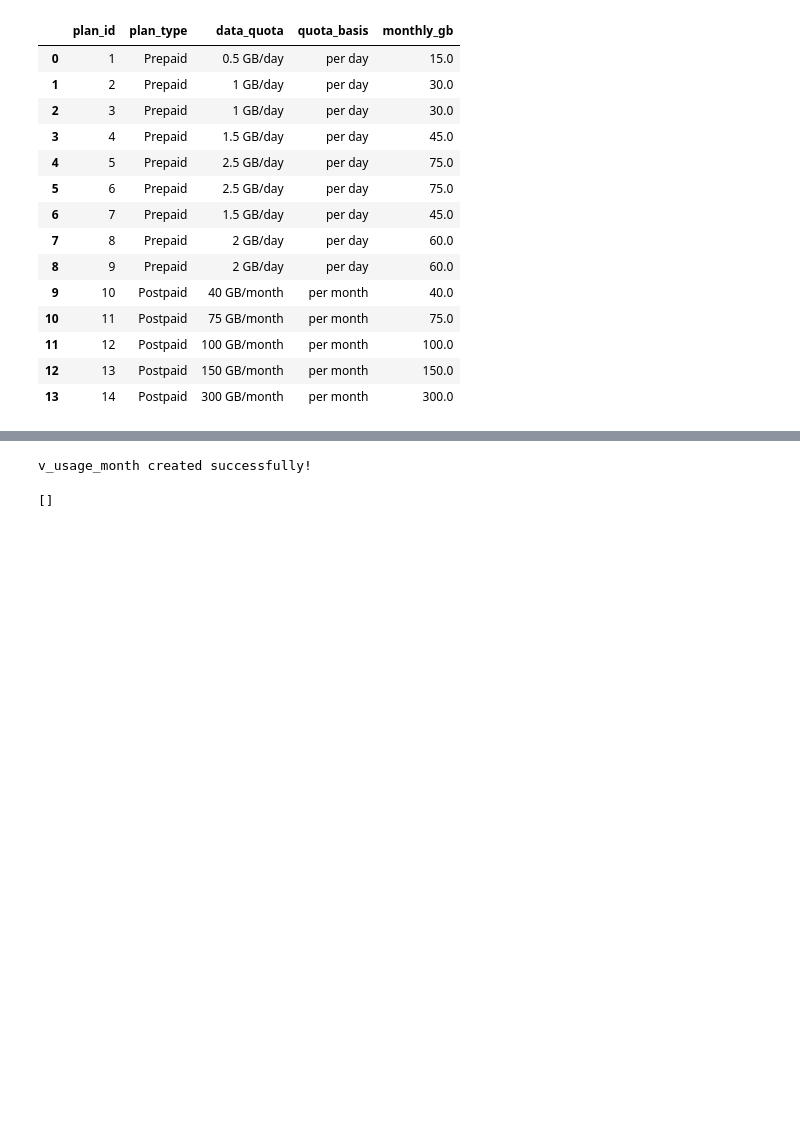
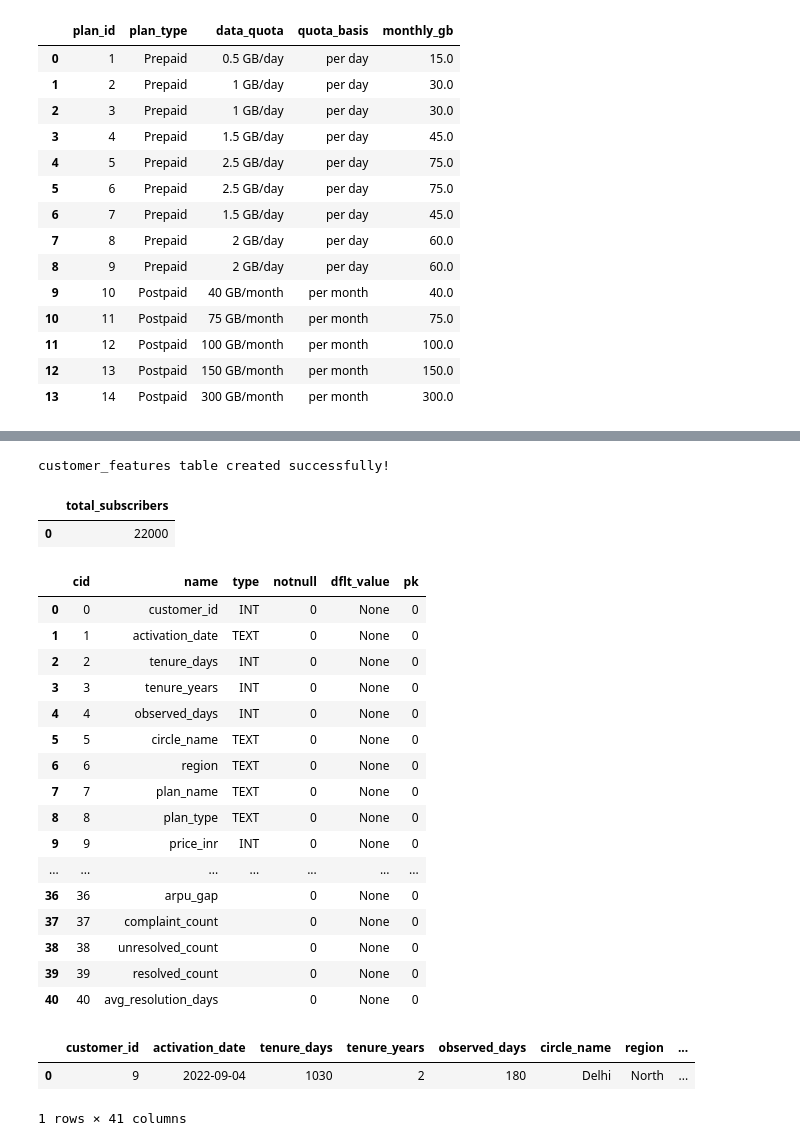
Before and after one commit to midlajmuhammad/airtel-telecom-analytics, a Jupyter notebook: notebook/04_preparation.ipynb, the cells around one changed output, grey strips where cells are left out. Saved outputs shown, nothing was run; the diff lists cells and outputs as text; code cells hidden in the pictures; blank space fills up the shorter version.

```diff
--- a/notebook/04_preparation.ipynb
+++ b/notebook/04_preparation.ipynb
@@ -124,26 +220,50 @@ ORDER BY plan_id;""")
 # %%
 import sqlite3
-conn = sqlite3.connect(r"C:\Users\midhlaj muhmmd\OneDrive\Desktop\airtel-telecom-analytics\data\airtel.db")
-with open(r"C:\Users\midhlaj muhmmd\OneDrive\Desktop\airtel-telecom-analytics\sql\practice\05_usage_month.sql", "r") as file:
+
+conn = sqlite3.connect(r"C:\Users\midhlaj muhmmd\OneDrive\Desktop\airtel-telecom-analytics\data\raw\airtel.db")
+
+with open(r"C:\Users\midhlaj muhmmd\OneDrive\Desktop\airtel-telecom-analytics\sql\practice\06_customer_features.sql", "r") as file:
     sql_script = file.read()
-    conn.executescript(sql_script)
-    conn.commit()
-    print("v_usage_month created successfully!")
-    conn.close()
+
+conn.executescript(sql_script)
+conn.commit()
+
+print("customer_features table created successfully!")
+
+conn.close()
 # %% [output]
-v_usage_month created successfully!
+customer_features table created successfully!
-# %%
-import sqlite3
-conn = sqlite3.connect(
-    r"C:\Users\midhlaj muhmmd\OneDrive\Desktop\airtel-telecom-analytics\data\airtel.db"
-)
-cursor = conn.cursor()
-cursor.execute("""
-SELECT name
-FROM sqlite_master
-WHERE type='table'
-""")
-print(cursor.fetchall())
-conn.close()
-# %% [output]
-[]
+# %%
+q("""SELECT COUNT(*) AS total_subscribers
+FROM customer_features;""")
+# %% [output]
+|  | total_subscribers |
+| 0 | 22000 |
+# %%
+q("""PRAGMA table_info(customer_features);""")
+# %% [output]
+|  | cid | name | type | notnull | dflt_value | pk |
+| 0 | 0 | customer_id | INT | 0 | None | 0 |
+| 1 | 1 | activation_date | TEXT | 0 | None | 0 |
+| 2 | 2 | tenure_days | INT | 0 | None | 0 |
+| 3 | 3 | tenure_years | INT | 0 | None | 0 |
+| 4 | 4 | observed_days | INT | 0 | None | 0 |
+| 5 | 5 | circle_name | TEXT | 0 | None | 0 |
+| 6 | 6 | region | TEXT | 0 | None | 0 |
+| 7 | 7 | plan_name | TEXT | 0 | None | 0 |
+| 8 | 8 | plan_type | TEXT | 0 | None | 0 |
+| 9 | 9 | price_inr | INT | 0 | None | 0 |
+| ... | ... | ... | ... | ... | ... | ... |
+| 36 | 36 | arpu_gap |  | 0 | None | 0 |
+| 37 | 37 | complaint_count |  | 0 | None | 0 |
+| 38 | 38 | unresolved_count |  | 0 | None | 0 |
+| 39 | 39 | resolved_count |  | 0 | None | 0 |
+| 40 | 40 | avg_resolution_days |  | 0 | None | 0 |
+# %%
+q("""SELECT *
+FROM customer_features
+WHERE customer_id = 9;""")
+# %% [output]
+|  | customer_id | activation_date | tenure_days | tenure_years | observed_days | circle_name | region | ... |
+| 0 | 9 | 2022-09-04 | 1030 | 2 | 180 | Delhi | North | ... |
+1 rows × 41 columns
```
Also changed, not shown: parts of 15 cells of this notebook, 7 other files.
